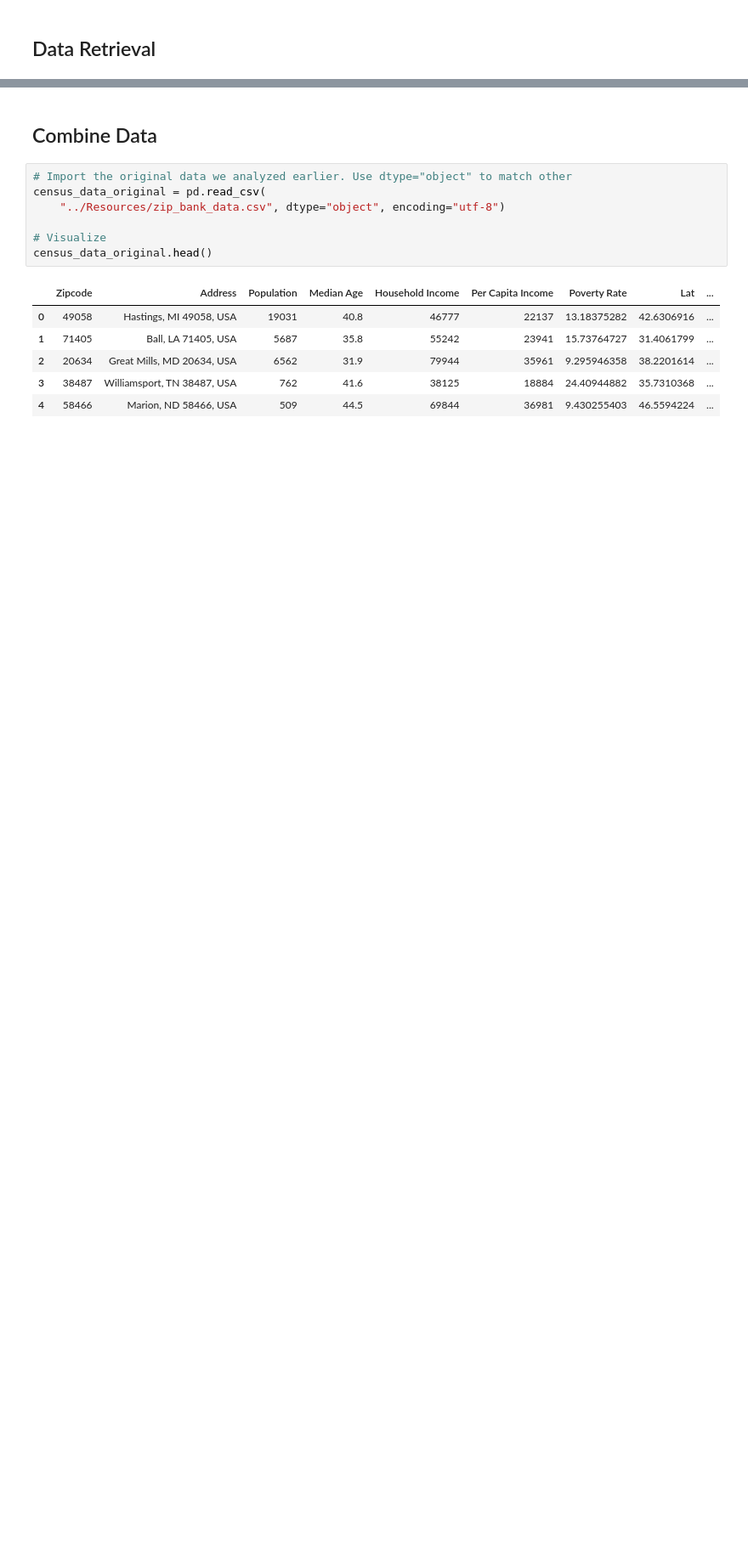
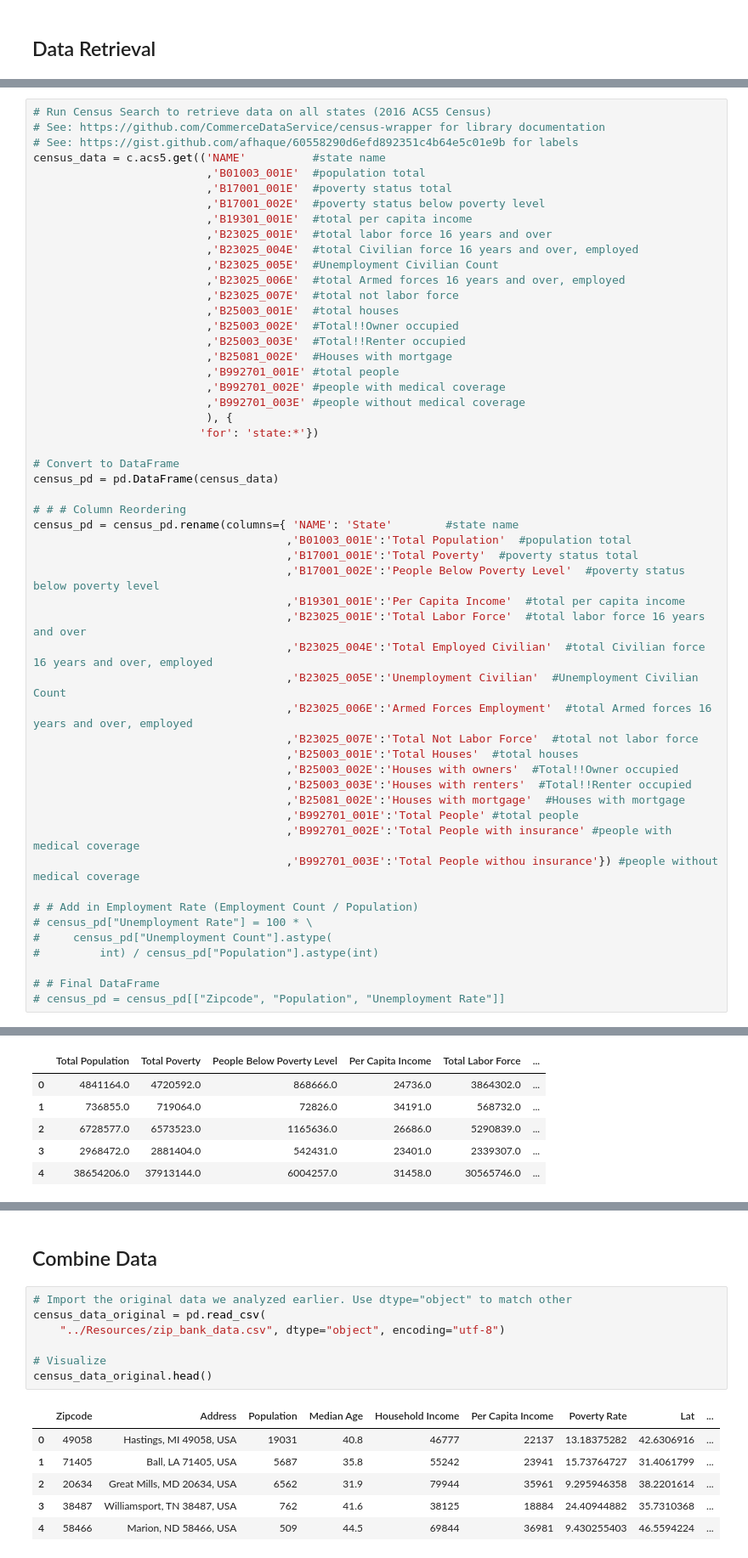
Before and after one commit to brian-e-haley/Mental_health_US, a Jupyter notebook: Resources/Census_Data/Census_Data.ipynb, the cells around one changed output, grey strips where cells are left out. Shown at 85% size. Drawn from its saved outputs; the diff is of its cells as text; blank space fills up the shorter version.

```diff
--- a/Resources/Census_Data/Census_Data.ipynb
+++ b/Resources/Census_Data/Census_Data.ipynb
@@ -56,0 +28,54 @@ census_pd.head()
+# %%
+# Run Census Search to retrieve data on all states (2016 ACS5 Census)
+# See: https://github.com/CommerceDataService/census-wrapper for library documentation
+# See: https://gist.github.com/afhaque/60558290d6efd892351c4b64e5c01e9b for labels
+census_data = c.acs5.get(('NAME'          #state name
+                          ,'B01003_001E'  #population total
+                          ,'B17001_001E'  #poverty status total
+                          ,'B17001_002E'  #poverty status below poverty level
+                          ,'B19301_001E'  #total per capita income
+                          ,'B23025_001E'  #total labor force 16 years and over
+                          ,'B23025_004E'  #total Civilian force 16 years and over, employed
+                          ,'B23025_005E'  #Unemployment Civilian Count
+                          ,'B23025_006E'  #total Armed forces 16 years and over, employed
+                          ,'B23025_007E'  #total not labor force
+                          ,'B25003_001E'  #total houses
+                          ,'B25003_002E'  #Total!!Owner occupied
+                          ,'B25003_003E'  #Total!!Renter occupied
+                          ,'B25081_002E'  #Houses with mortgage
+                          ,'B992701_001E' #total people
+                          ,'B992701_002E' #people with medical coverage
+                          ,'B992701_003E' #people without medical coverage
+                          ), {
+                         'for': 'state:*'})
+
+# Convert to DataFrame
+census_pd = pd.DataFrame(census_data)
+
+# # # Column Reordering
+census_pd = census_pd.rename(columns={ 'NAME': 'State'        #state name
+                                      ,'B01003_001E':'Total Population'  #population total
+                                      ,'B17001_001E':'Total Poverty'  #poverty status total
+                                      ,'B17001_002E':'People Below Poverty Level'  #poverty status below poverty level
+                                      ,'B19301_001E':'Per Capita Income'  #total per capita income
+                                      ,'B23025_001E':'Total Labor Force'  #total labor force 16 years and over
+                                      ,'B23025_004E':'Total Employed Civilian'  #total Civilian force 16 years and over, employed
+                                      ,'B23025_005E':'Unemployment Civilian'  #Unemployment Civilian Count
+                                      ,'B23025_006E':'Armed Forces Employment'  #total Armed forces 16 years and over, employed
+                                      ,'B23025_007E':'Total Not Labor Force'  #total not labor force
+                                      ,'B25003_001E':'Total Houses'  #total houses
+                                      ,'B25003_002E':'Houses with owners'  #Total!!Owner occupied
+                                      ,'B25003_003E':'Houses with renters'  #Total!!Renter occupied
+                                      ,'B25081_002E':'Houses with mortgage'  #Houses with mortgage
+                                      ,'B992701_001E':'Total People' #total people
+                                      ,'B992701_002E':'Total People with insurance' #people with medical coverage
+                                      ,'B992701_003E':'Total People withou insurance'}) #people without medical coverage
+
+# # Add in Employment Rate (Employment Count / Population)
+# census_pd["Unemployment Rate"] = 100 * \
+#     census_pd["Unemployment Count"].astype(
+#         int) / census_pd["Population"].astype(int)
+
+# # Final DataFrame
+# census_pd = census_pd[["Zipcode", "Population", "Unemployment Rate"]]
+# %% [output]
@@ -56,0 +83,6 @@ census_pd.head()
+|  | Total Population | Total Poverty | People Below Poverty Level | Per Capita Income | Total Labor Force | ... |
+| 0 | 4841164.0 | 4720592.0 | 868666.0 | 24736.0 | 3864302.0 | ... |
+| 1 | 736855.0 | 719064.0 | 72826.0 | 34191.0 | 568732.0 | ... |
+| 2 | 6728577.0 | 6573523.0 | 1165636.0 | 26686.0 | 5290839.0 | ... |
+| 3 | 2968472.0 | 2881404.0 | 542431.0 | 23401.0 | 2339307.0 | ... |
+| 4 | 38654206.0 | 37913144.0 | 6004257.0 | 31458.0 | 30565746.0 | ... |
```
Also changed, not shown: parts of 5 cells of this notebook, 1 other file.
